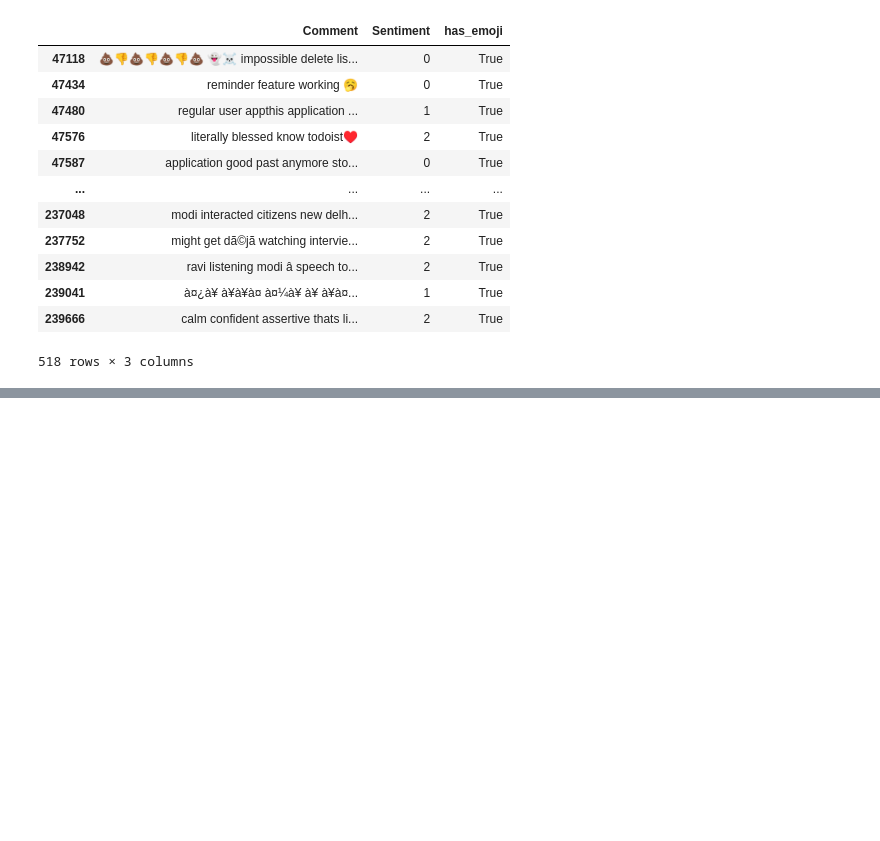
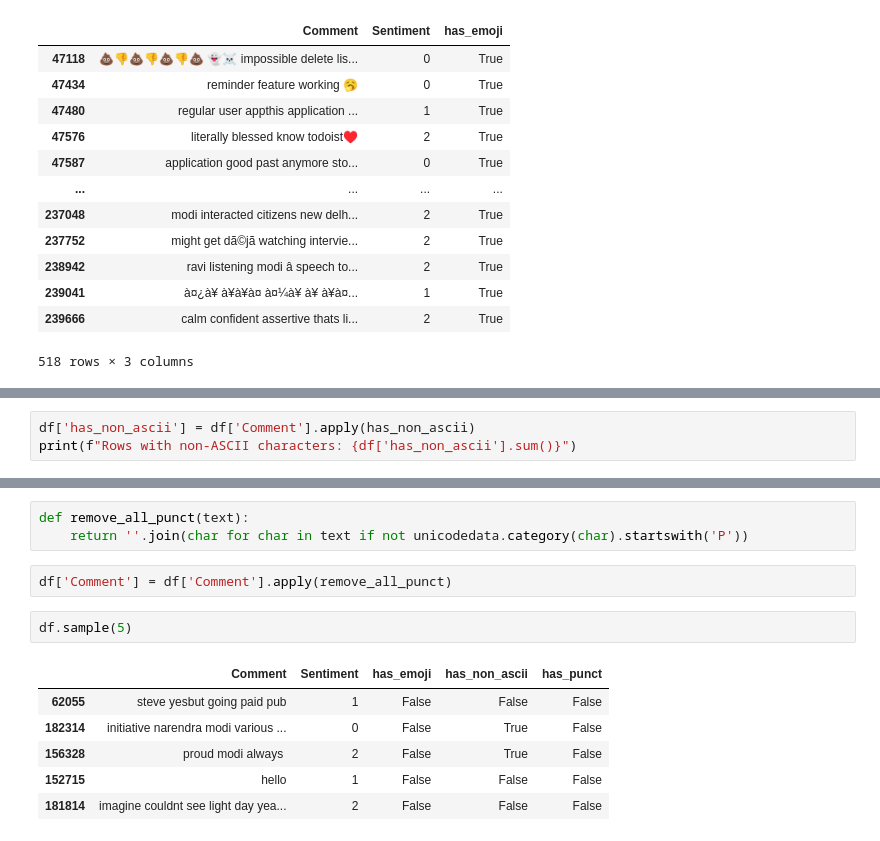
Before and after one commit to nayankhanal/ml-class, a Jupyter notebook: nlp/sentiment.ipynb, the cells around one changed output, grey strips where cells are left out. Saved outputs shown, nothing was run; the diff lists cells and outputs as text; blank space fills up the shorter version.

```diff
--- a/nlp/sentiment.ipynb
+++ b/nlp/sentiment.ipynb
@@ -369,0 +442,3 @@ df[df['has_emoji'] == True]
+# %%
+df['has_non_ascii'] = df['Comment'].apply(has_non_ascii)
+print(f"Rows with non-ASCII characters: {df['has_non_ascii'].sum()}")
@@ -369,0 +466,14 @@ df[df['has_emoji'] == True]
+# %%
+def remove_all_punct(text):
+    return ''.join(char for char in text if not unicodedata.category(char).startswith('P'))
+# %%
+df['Comment'] = df['Comment'].apply(remove_all_punct)
+# %%
+df.sample(5)
+# %% [output]
+|  | Comment | Sentiment | has_emoji | has_non_ascii | has_punct |
+| 62055 | steve yesbut going paid pub | 1 | False | False | False |
+| 182314 | initiative narendra modi various ... | 0 | False | True | False |
+| 156328 | proud modi always ️️️️️️️️ | 2 | False | True | False |
+| 152715 | hello | 1 | False | False | False |
+| 181814 | imagine couldnt see light day yea... | 2 | False | False | False |
```
Also changed, not shown: parts of 36 cells of this notebook, 1 other file.
